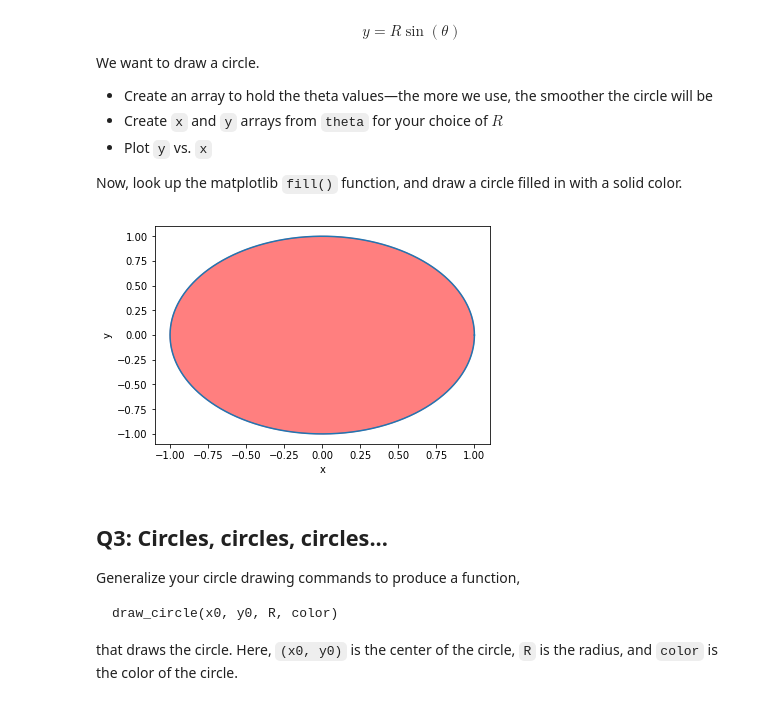
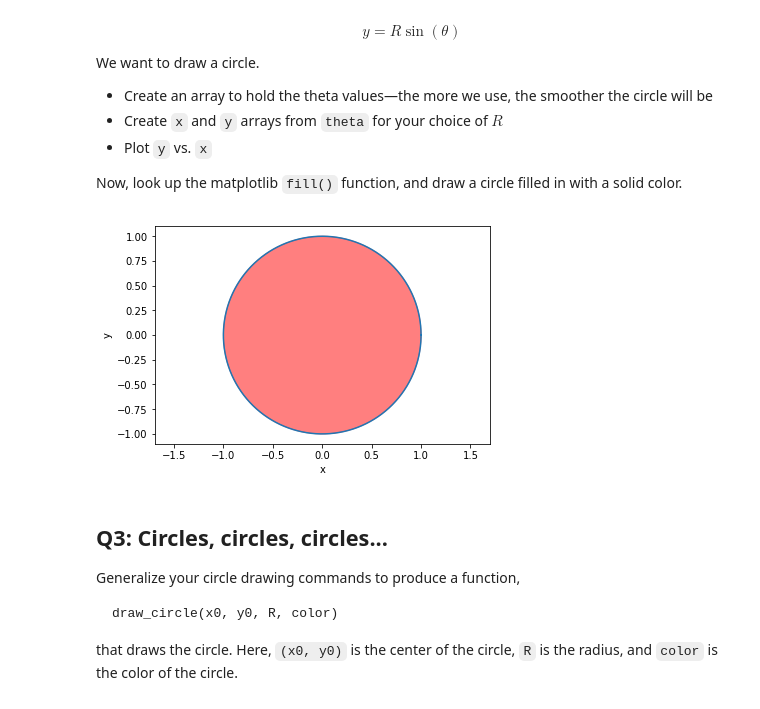
Before and after one commit to Songxiaoman28/SXM-python-homework, a Jupyter notebook: matplotlib_exercises/2-matplotlib-exercises.ipynb, the cells around one changed output. Saved outputs shown, nothing was run; the diff lists cells and outputs as text; code cells hidden in the pictures.

```diff
--- a/matplotlib_exercises/2-matplotlib-exercises.ipynb
+++ b/matplotlib_exercises/2-matplotlib-exercises.ipynb
@@ -62,14 +62,15 @@ Now, look up the matplotlib `fill()` function, and draw a circle filled in with
 # %%
 theta = np.linspace(0,2*np.pi,100000)
 x=np.cos(theta)
 y=np.sin(theta)
 plt.plot(x,y)
 plt.xlabel('x')
 plt.ylabel('y')
 plt.fill(x,y,color='r',alpha=0.5)
+plt.axis('equal')
 plt.show()
 # %% [output]
-[figure, old version]
+[figure, new version]
 # %% [markdown]
 ## Q3: Circles, circles, circles...
 
```
Also changed, not shown: parts of 2 cells of this notebook.
